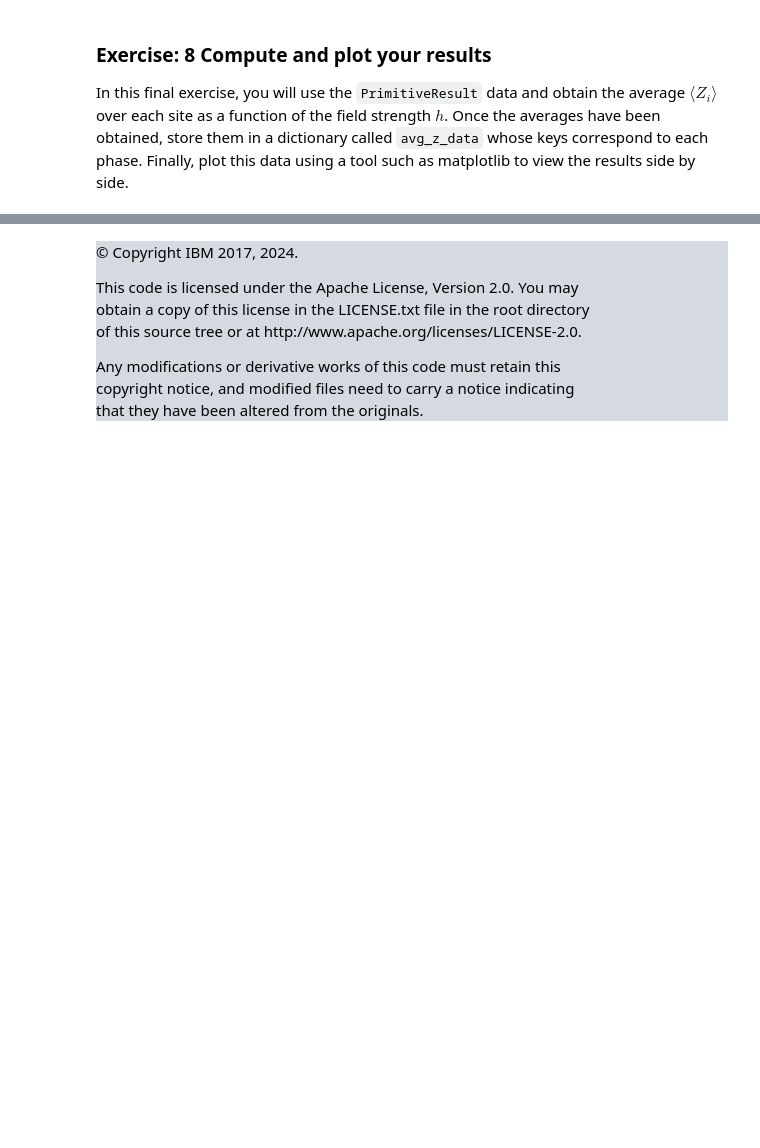
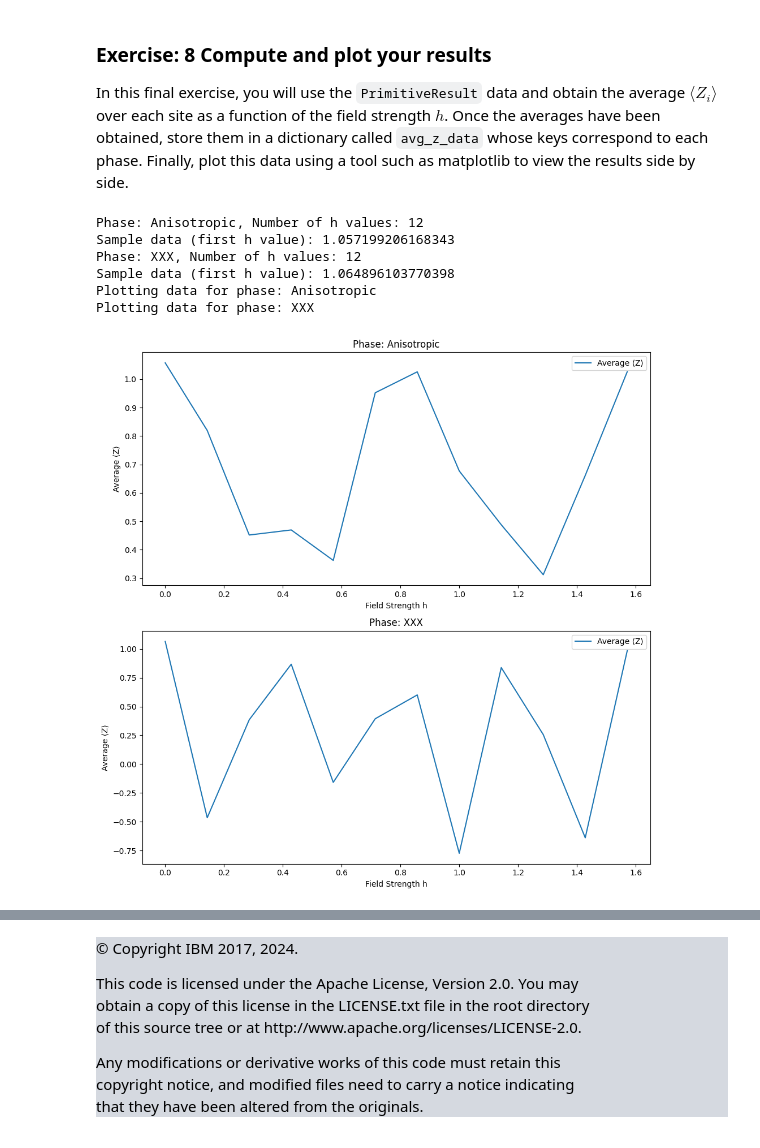
Before and after one commit to AwkwaBear/qgss-2024, a Jupyter notebook: labs/lab4/lab4.ipynb, the cells around one changed output, grey strips where cells are left out. Drawn from its saved outputs; the diff is of its cells as text; code cells hidden in the pictures; blank space fills up the shorter version.

```diff
--- a/labs/lab4/lab4.ipynb
+++ b/labs/lab4/lab4.ipynb
@@ -492,6 +517,16 @@ In these last two exercises you will retrieve and post-process your results.
 ### Exercise 7: Retrieve your job results
 For this exercise you'll use the `service.job(job_id)` method in order to retrieve your jobs by job id. You can obtain these ids either from the dictionary you defined earlier or by loading the json file which you saved them to. The lab assumes that the data you retrieve will be in the form of a dictionary whose keys associate with each phase you simulated and corresponding values contain a list of the job data.
 # %%
-# Code to grab all of the expectation values
+# Code to grab all the expectation values
 # Exercise 7: Parse all the data
 all_job_data = {}
+
+# with open('jobs.json', 'r') as file:
+#     all_z_obs_jobs = json.load(file)
+
+for phase, job_ids in all_z_obs_jobs.items():
+    all_job_data[phase] = []
+    for job_id in job_ids:
+        job = service.job(job_id)  # Retrieve job by job ID
+        job_result = job.result()
+        all_job_data[phase].append(job_result)
@@ -502,8 +539,8 @@ all_job_data = {}
 from qc_grader.challenges.qgss_2024 import grade_lab4_ex7
 
 # Uncomment these lines to load the pre-baked results in case you were unable to run the jobs
-# from qc_grader.challenges.qgss_2024 import lab4_ex7_get_data
-# all_job_data = lab4_ex7_get_data()
+from qc_grader.challenges.qgss_2024 import lab4_ex7_get_data
+all_job_data = lab4_ex7_get_data()
 
 
 grade_lab4_ex7(all_job_data)
@@ -513,7 +553,57 @@ grade_lab4_ex7(all_job_data)
 In this final exercise, you will use the `PrimitiveResult` data and obtain the average $\langle Z_i \rangle$ over each site as a function of the field strength $h$. Once the averages have been obtained, store them in a dictionary called `avg_z_data` whose keys correspond to each phase. Finally, plot this data using a tool such as matplotlib to view the results side by side.
 # %%
 # Your code goes here
+import matplotlib.pyplot as plt
+import numpy as np
+
+# Function to extract average Z values from job data
+def calculate_average_z(job_data):
+    avg_z = []
+    for result in job_data:
+        # Access the 'evs' array in the 'data' attribute of the result object
+        z_values = result.data.evs  # Adjust this line according to the actual structure of the result object
+        avg_z.append(np.mean(z_values))
+    return avg_z
+
+# Calculate average Z values for each phase and h value
 avg_z_data = {}
+for phase in all_job_data:
+    avg_z_data[phase] = []
+    for job in all_job_data[phase]:
+        avg_z = calculate_average_z(job)
+        # Extract numeric values from nested lists
+        avg_z_data[phase].append(avg_z[0] if isinstance(avg_z, list) and len(avg_z) == 1 else avg_z)
+
+# Debugging: Print lengths and some sample data
+for phase in avg_z_data:
+    print(f"Phase: {phase}, Number of h values: {len(avg_z_data[phase])}")
+    if len(avg_z_data[phase]) > 0:
+        print(f"Sample data (first h value): {avg_z_data[phase][0]}")
+
+# Plot the data
+fig, axs = plt.subplots(len(avg_z_data), 1, figsize=(10, 5 * len(avg_z_data)))
+if len(avg_z_data) == 1:
+    axs = [axs]
+
+for i, (phase, avg_z_list) in enumerate(avg_z_data.items()):
+    print(f"Plotting data for phase: {phase}")
+    z_vals = avg_z_list
+    axs[i].plot(h_vals, z_vals, label=f'Average ⟨Z⟩')
+    axs[i].set_title(f'Phase: {phase}')
+    axs[i].set_xlabel('Field Strength h')
+    axs[i].set_ylabel('Average ⟨Z⟩')
+    axs[i].legend(loc='best')
+
+plt.tight_layout()
+plt.show()
+# %% [output]
+Phase: Anisotropic, Number of h values: 12
+Sample data (first h value): 1.057199206168343
+Phase: XXX, Number of h values: 12
+Sample data (first h value): 1.064896103770398
+Plotting data for phase: Anisotropic
+Plotting data for phase: XXX
+[figure, added]
 # %%
 # Submit answer to exercise 7
 from qc_grader.challenges.qgss_2024 import grade_lab4_ex8
```
Also changed, not shown: parts of 10 cells of this notebook, 1 other file.
